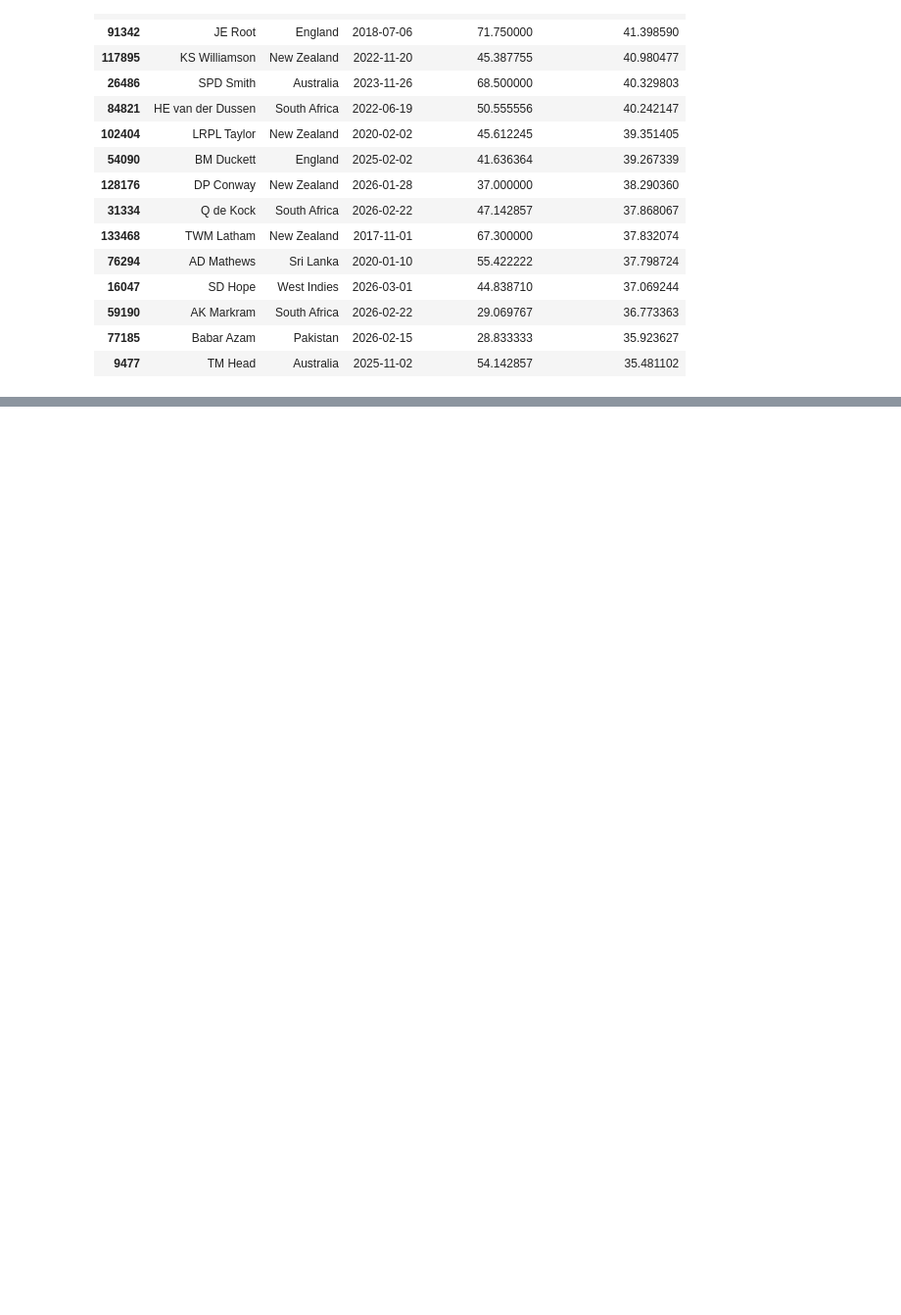
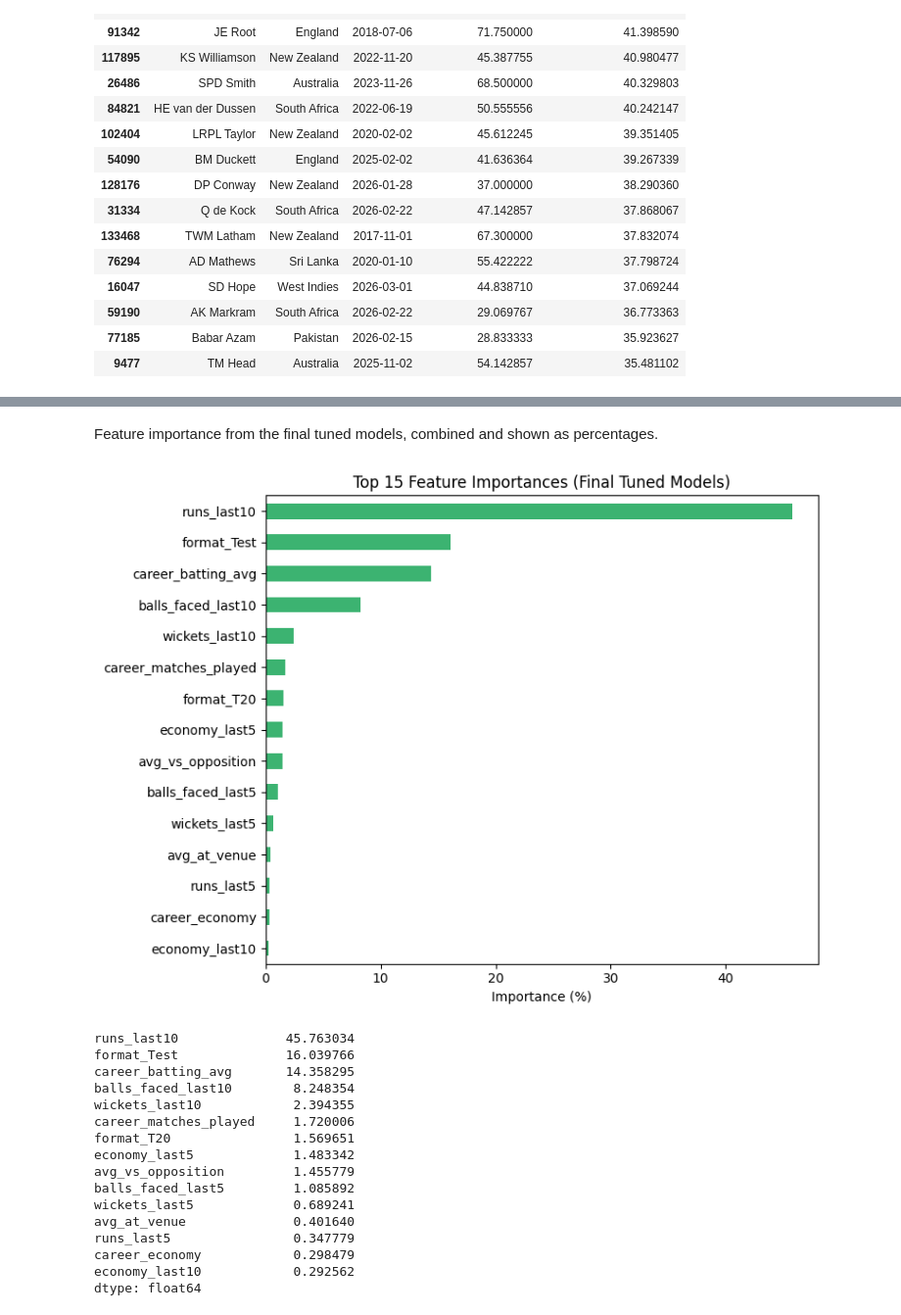
Before and after one commit to abdullahminhas/cric-squad-selector, a Jupyter notebook: cric_squad_selector_data.ipynb, the cells around one changed output, grey strips where cells are left out. Shown at 98% size. Saved outputs shown, nothing was run; the diff lists cells and outputs as text; code cells hidden in the pictures; blank space fills up the shorter version.

```diff
--- a/cric_squad_selector_data.ipynb
+++ b/cric_squad_selector_data.ipynb
@@ -1397,0 +1500,36 @@ suggest_squad(format_filter="T20", opposition_filter="India", top_n=15)
+# %% [markdown]
+Feature importance from the final tuned models, combined and shown as percentages.
+# %%
+rf_importance = pd.Series(tuned_rf_model.feature_importances_, index=X_train_r.columns)
+xgb_importance = pd.Series(tuned_xgb_model.feature_importances_, index=X_train_r.columns)
+
+combined_importance = (rf_importance + xgb_importance) / 2
+combined_importance_pct = (combined_importance / combined_importance.sum() * 100).sort_values(ascending=False)
+
+plt.figure(figsize=(8, 6))
+combined_importance_pct.head(15).sort_values().plot(kind="barh", color="mediumseagreen")
+plt.xlabel("Importance (%)")
+plt.title("Top 15 Feature Importances (Final Tuned Models)")
+plt.tight_layout()
+plt.savefig("charts/feature_importance_final.png", dpi=150)
+plt.show()
+
+print(combined_importance_pct.head(15))
+# %% [output]
+[figure, added]
+runs_last10              45.763034
+format_Test              16.039766
+career_batting_avg       14.358295
+balls_faced_last10        8.248354
+wickets_last10            2.394355
+career_matches_played     1.720006
+format_T20                1.569651
+economy_last5             1.483342
+avg_vs_opposition         1.455779
+balls_faced_last5         1.085892
+wickets_last5             0.689241
+avg_at_venue              0.401640
+runs_last5                0.347779
+career_economy            0.298479
+economy_last10            0.292562
+dtype: float64
```
Also changed, not shown: parts of 9 cells of this notebook.
